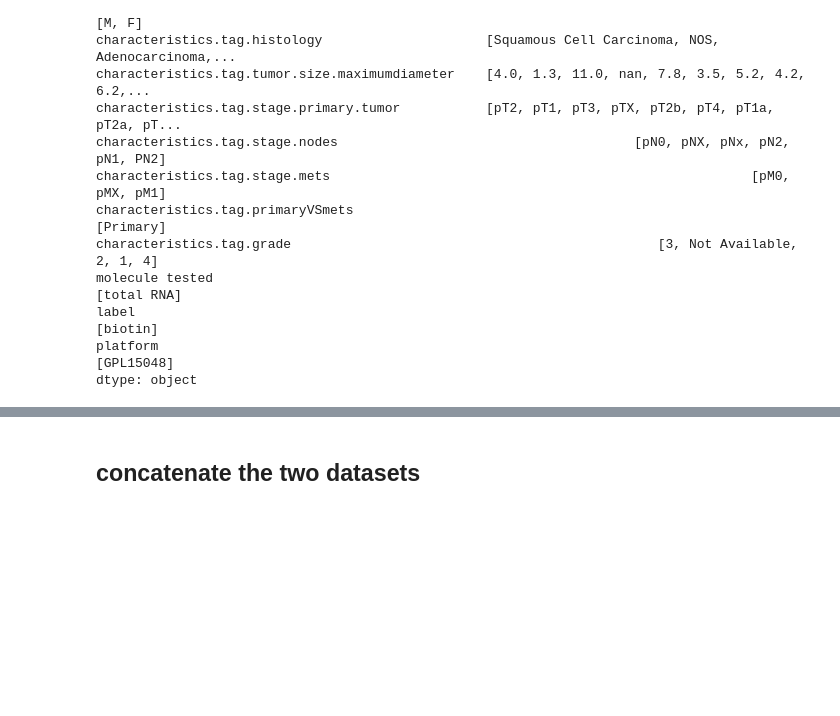
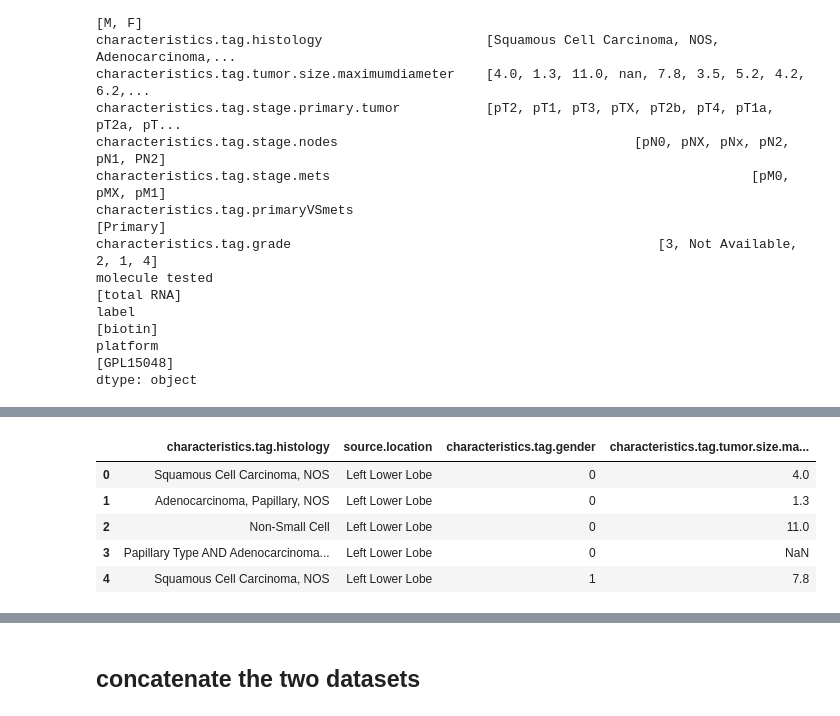
Before and after one commit to ChiaraBecht/Unsupervised_Machine_Learning, a Jupyter notebook: preprocessing/Preprocessing.ipynb, the cells around one changed output, grey strips where cells are left out. Drawn from its saved outputs; the diff is of its cells as text; code cells hidden in the pictures; blank space fills up the shorter version.

```diff
--- a/preprocessing/Preprocessing.ipynb
+++ b/preprocessing/Preprocessing.ipynb
@@ -144,0 +146,10 @@ The sample variable, title and CEL.file variables do not contain relevant inform
+# %%
+clinical_filtered = clinical[['characteristics.tag.histology', 'source.location', 'characteristics.tag.gender', 'characteristics.tag.tumor.size.maximumdiameter']]
+clinical_filtered.head()
+# %% [output]
+|  | characteristics.tag.histology | source.location | characteristics.tag.gender | characteristics.tag.tumor.size.ma... |
+| 0 | Squamous Cell Carcinoma, NOS | Left Lower Lobe | 0 | 4.0 |
+| 1 | Adenocarcinoma, Papillary, NOS | Left Lower Lobe | 0 | 1.3 |
+| 2 | Non-Small Cell | Left Lower Lobe | 0 | 11.0 |
+| 3 | Papillary Type AND Adenocarcinoma... | Left Lower Lobe | 0 | NaN |
+| 4 | Squamous Cell Carcinoma, NOS | Left Lower Lobe | 1 | 7.8 |
```
Also changed, not shown: parts of 10 cells of this notebook.
